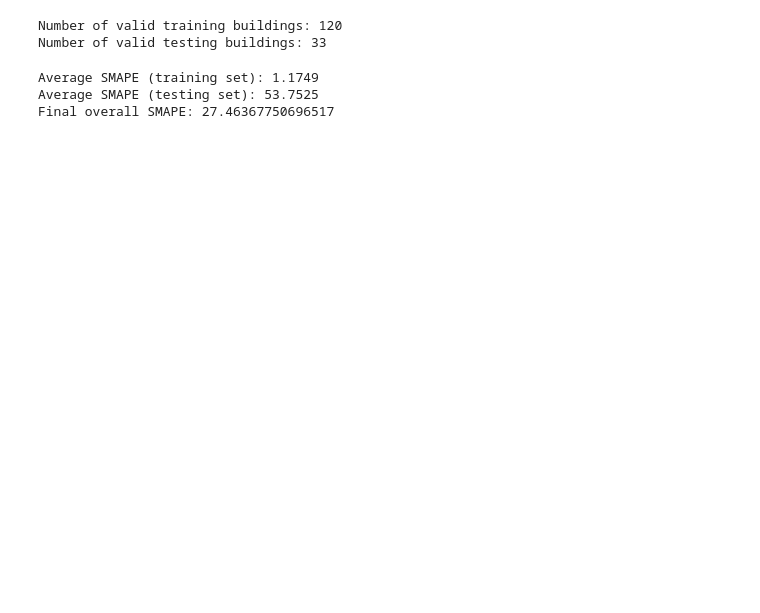
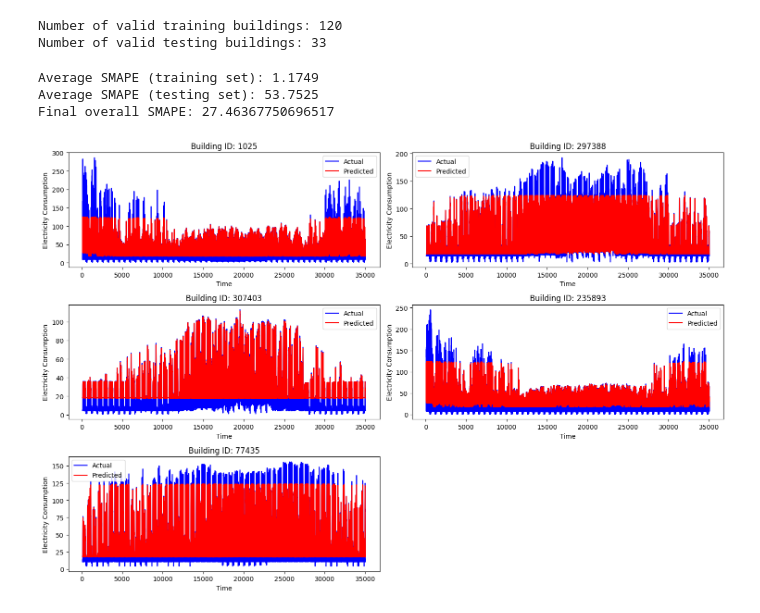
Before and after one commit to mainoahmuna/FermataEnergy_BTTStudio, a Jupyter notebook: src/advanced_models/RandomForest.ipynb, the cells around one changed output. Drawn from its saved outputs; the diff is of its cells as text; code cells hidden in the pictures; blank space fills up the shorter version.

Commit message:
plot first 5 buildings

```diff
--- a/src/advanced_models/RandomForest.ipynb
+++ b/src/advanced_models/RandomForest.ipynb
@@ -206,12 +191,41 @@ def train_random_forest_model(directory, valid_train_bldgs, valid_test_bldgs, ta
 
     # overall (combined) average SMAPE
     overall_avg_smape = (avg_smape_train + avg_smape_test) / 2
-    return overall_avg_smape
+    return overall_avg_smape, model
 # %%
-overall_smape = train_random_forest_model(PATH, valid_train_bldgs, valid_test_bldgs)
+overall_smape, trained_model = train_random_forest_model(PATH, valid_train_bldgs, valid_test_bldgs)
 
+# output the result
 print(f"Final overall SMAPE: {overall_smape}")
 # %% [output]
 Average SMAPE (training set): 1.1749
 Average SMAPE (testing set): 53.7525
 Final overall SMAPE: 27.46367750696517
+# %%
+def plot_results_for_buildings(building_ids, directory, model):
+    plt.figure(figsize=(15, 10))
+
+    for i, building_id in enumerate(building_ids[:5]):
+        df = load_data_for_building(building_id, directory)
+        if df is not None:
+            df_prepared = prepare_data_for_building(df, md)
+            X = df_prepared.drop(columns=['out.electricity.total.energy_consumption'])
+            y_actual = df_prepared['out.electricity.total.energy_consumption']
+
+            y_pred = model.predict(X)
+
+            plt.subplot(3, 2, i+1)
+            plt.plot(df_prepared.index, y_actual, label='Actual', color='blue')
+            plt.plot(df_prepared.index, y_pred, label='Predicted', color='red')
+            plt.title(f'Building ID: {building_id}')
+            plt.xlabel('Time')
+            plt.ylabel('Electricity Consumption')
+            plt.legend()
+
+    plt.tight_layout()
+    plt.show()
+
+# plot first 5 buildings
+plot_results_for_buildings(list(valid_test_bldgs), PATH, trained_model)
+# %% [output]
+[figure, added]
```
Also changed, not shown: parts of 6 cells of this notebook.
